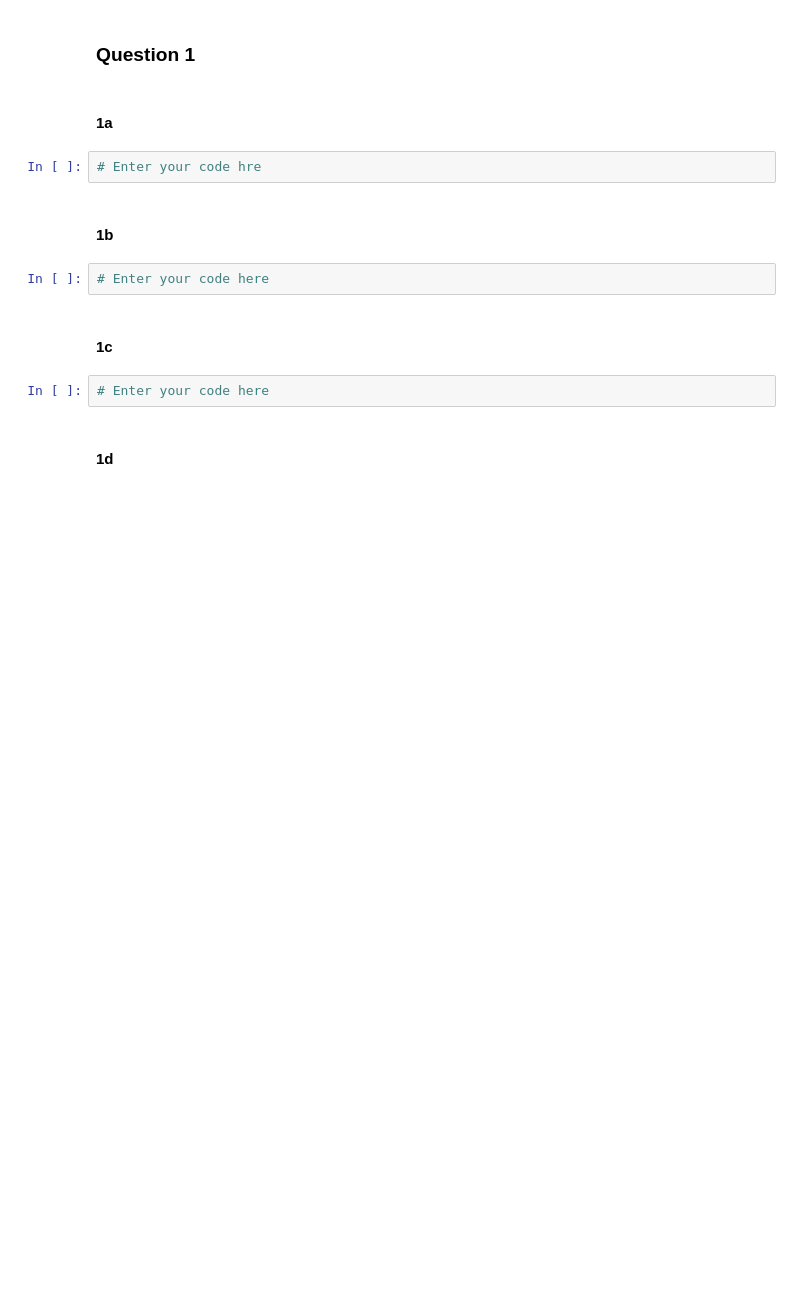
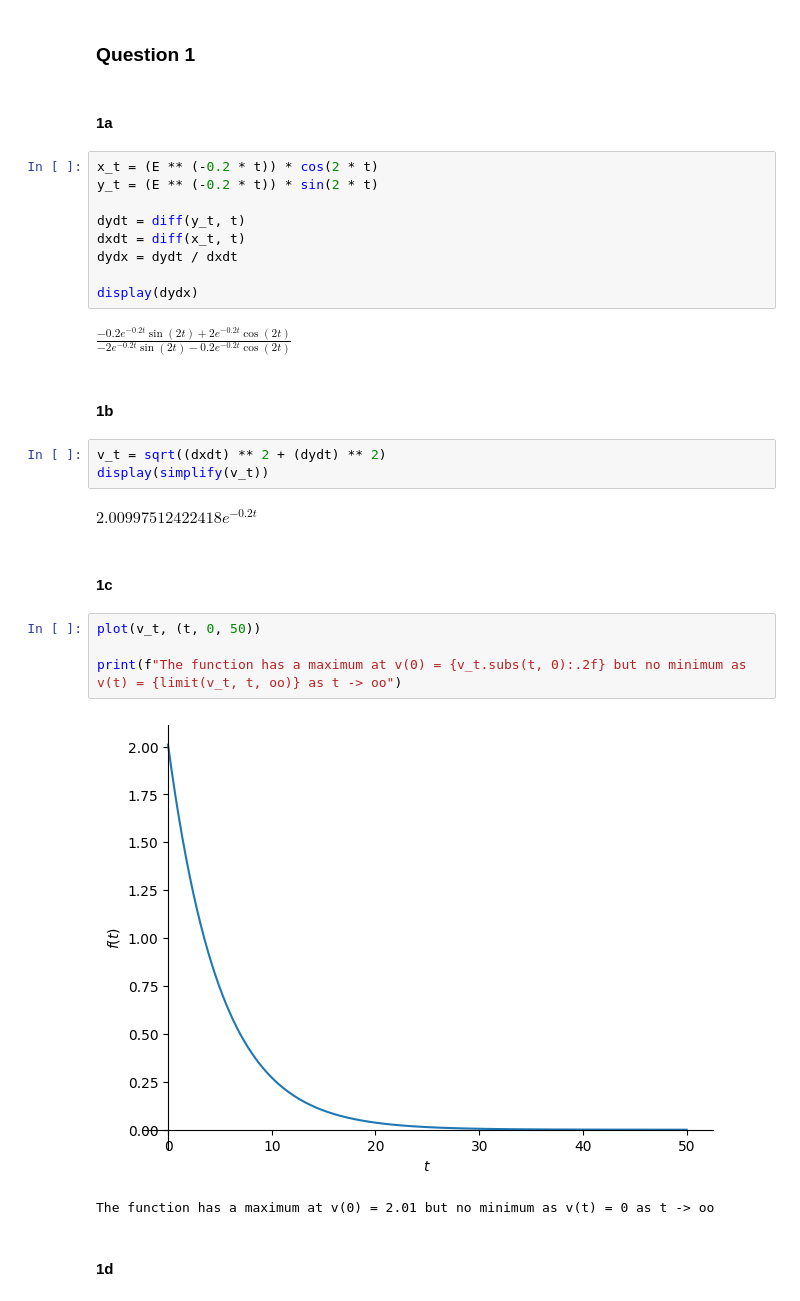
Before and after one commit to EthanMik/Math151_Python_Labs, a Jupyter notebook: Lab_6.ipynb, the cells around one changed output. Cells and saved outputs as stored; diff of their text form; blank space fills up the shorter version.

```diff
--- a/Lab_6.ipynb
+++ b/Lab_6.ipynb
@@ -13,15 +13,32 @@ x, y, t = symbols("x y t", real=True)
 # %% [markdown]
 #### 1a
 # %%
-# Enter your code hre
+x_t = (E ** (-0.2 * t)) * cos(2 * t)
+y_t = (E ** (-0.2 * t)) * sin(2 * t)
+
+dydt = diff(y_t, t)
+dxdt = diff(x_t, t)
+dydx = dydt / dxdt
+
+display(dydx)
+# %% [output]
+$\displaystyle \frac{- 0.2 e^{- 0.2 t} \sin{\left(2 t \right)} + 2 e^{- 0.2 t} \cos{\left(2 t \right)}}{- 2 e^{- 0.2 t} \sin{\left(2 t \right)} - 0.2 e^{- 0.2 t} \cos{\left(2 t \right)}}$
 # %% [markdown]
 #### 1b
 # %%
-# Enter your code here
+v_t = sqrt((dxdt) ** 2 + (dydt) ** 2)
+display(simplify(v_t))
+# %% [output]
+$\displaystyle 2.00997512422418 e^{- 0.2 t}$
 # %% [markdown]
 #### 1c
 # %%
-# Enter your code here
+plot(v_t, (t, 0, 50))
+
+print(f"The function has a maximum at v(0) = {v_t.subs(t, 0):.2f} but no minimum as v(t) = {limit(v_t, t, oo)} as t -> oo")
+# %% [output]
+[figure, added]
+The function has a maximum at v(0) = 2.01 but no minimum as v(t) = 0 as t -> oo
 # %% [markdown]
 #### 1d
 # %%
```
Also changed, not shown: parts of 1 cell of this notebook.
